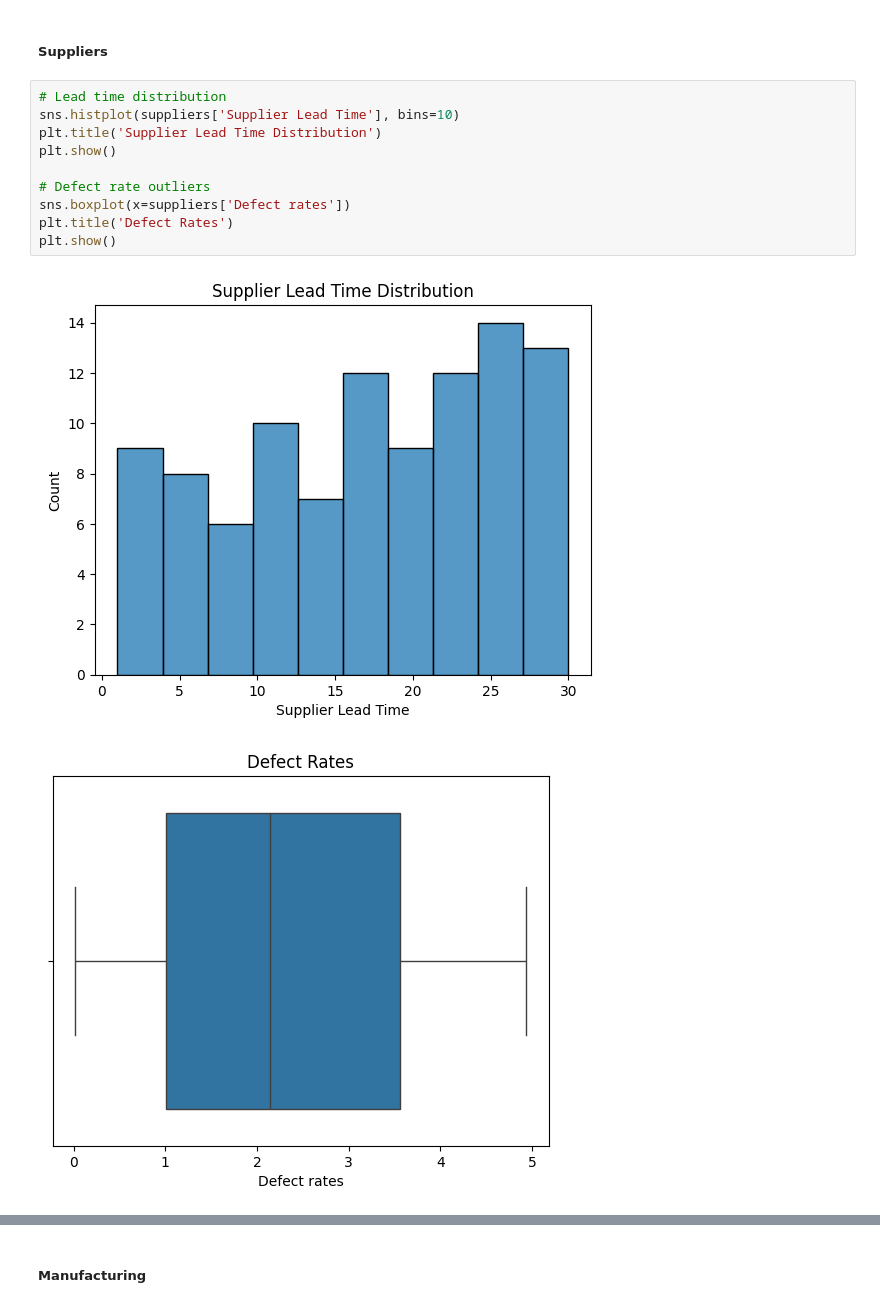
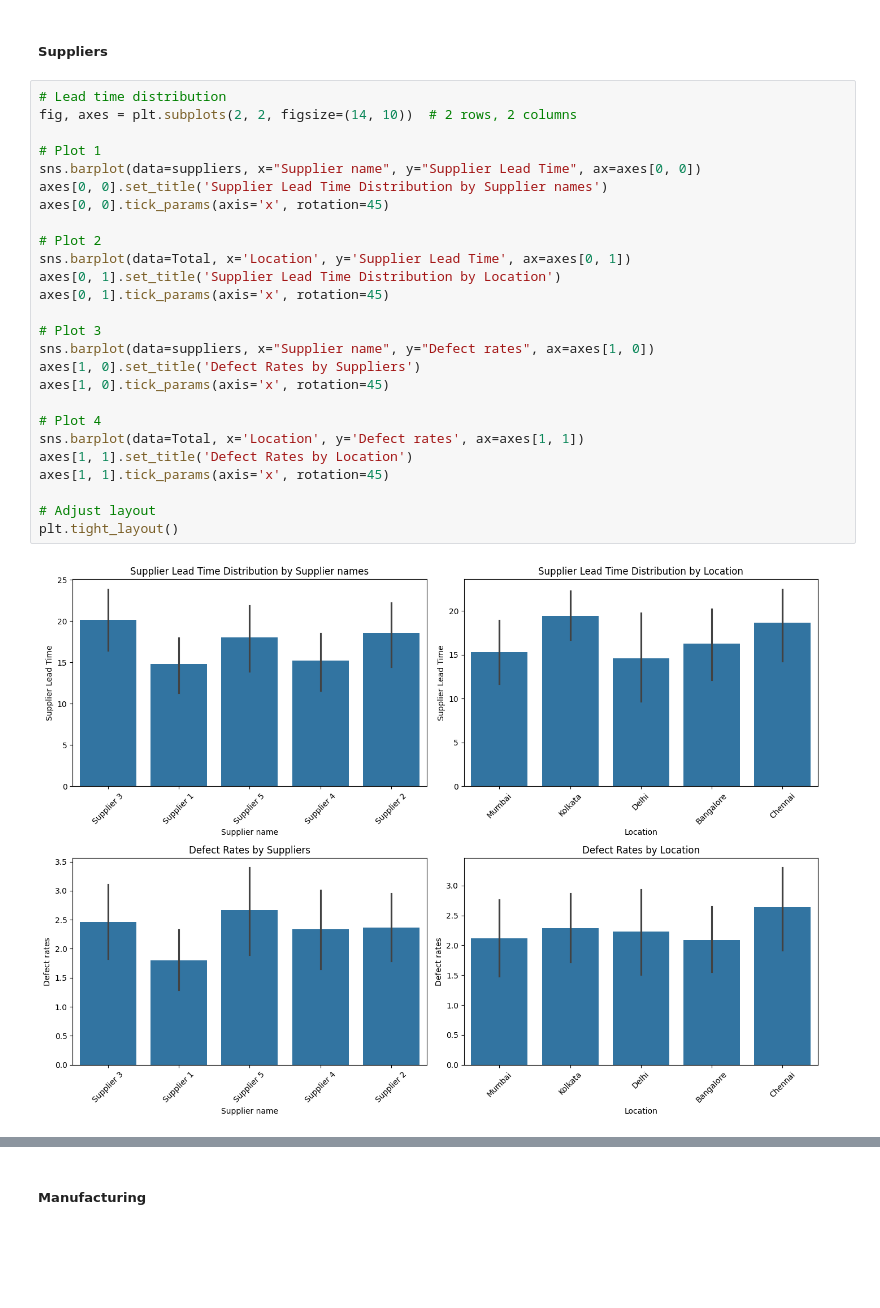
Before and after one commit to vivasvana1/Project-SupplyChain-Optimization, a Jupyter notebook: SupplyChain-Optimization.ipynb, the cells around one changed output, grey strips where cells are left out. Drawn from its saved outputs; the diff is of its cells as text; blank space fills up the shorter version.

```diff
--- a/SupplyChain-Optimization.ipynb
+++ b/SupplyChain-Optimization.ipynb
@@ -336,15 +495,30 @@ Text(0.5, 0, 'Days')
 # %% [markdown]
 ##### Suppliers
-# %%
-# Lead time distribution
-sns.histplot(suppliers['Supplier Lead Time'], bins=10)
-plt.title('Supplier Lead Time Distribution')
-plt.show()
-
-# Defect rate outliers
-sns.boxplot(x=suppliers['Defect rates'])
-plt.title('Defect Rates')
-plt.show()
-# %% [output]
-[figure, removed]
-[figure, removed]
+# %%
+# Lead time distribution
+fig, axes = plt.subplots(2, 2, figsize=(14, 10))  # 2 rows, 2 columns
+
+# Plot 1
+sns.barplot(data=suppliers, x="Supplier name", y="Supplier Lead Time", ax=axes[0, 0])
+axes[0, 0].set_title('Supplier Lead Time Distribution by Supplier names')
+axes[0, 0].tick_params(axis='x', rotation=45)
+
+# Plot 2
+sns.barplot(data=Total, x='Location', y='Supplier Lead Time', ax=axes[0, 1])
+axes[0, 1].set_title('Supplier Lead Time Distribution by Location')
+axes[0, 1].tick_params(axis='x', rotation=45)
+
+# Plot 3
+sns.barplot(data=suppliers, x="Supplier name", y="Defect rates", ax=axes[1, 0])
+axes[1, 0].set_title('Defect Rates by Suppliers')
+axes[1, 0].tick_params(axis='x', rotation=45)
+
+# Plot 4
+sns.barplot(data=Total, x='Location', y='Defect rates', ax=axes[1, 1])
+axes[1, 1].set_title('Defect Rates by Location')
+axes[1, 1].tick_params(axis='x', rotation=45)
+
+# Adjust layout
+plt.tight_layout()
+# %% [output]
+[figure, added]
```
Also changed, not shown: parts of 40 cells of this notebook.
